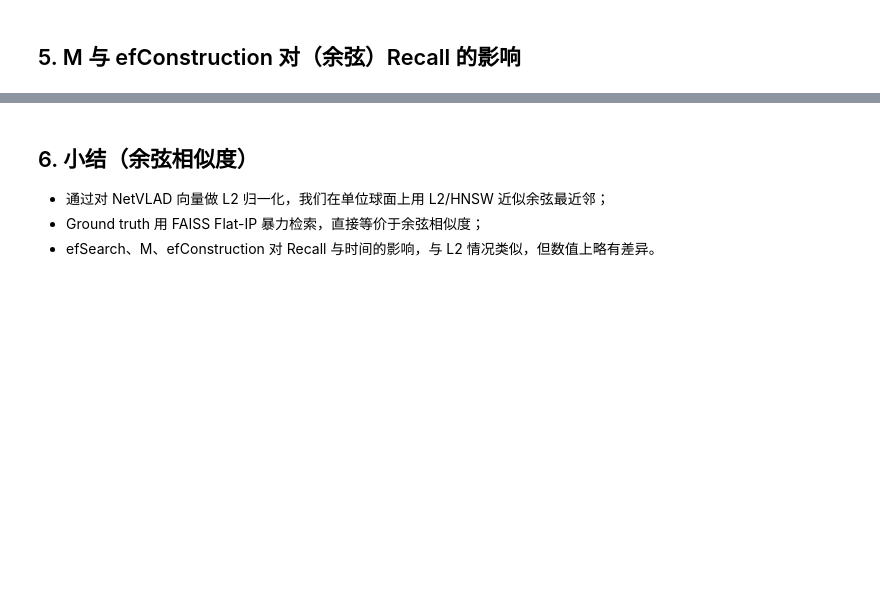
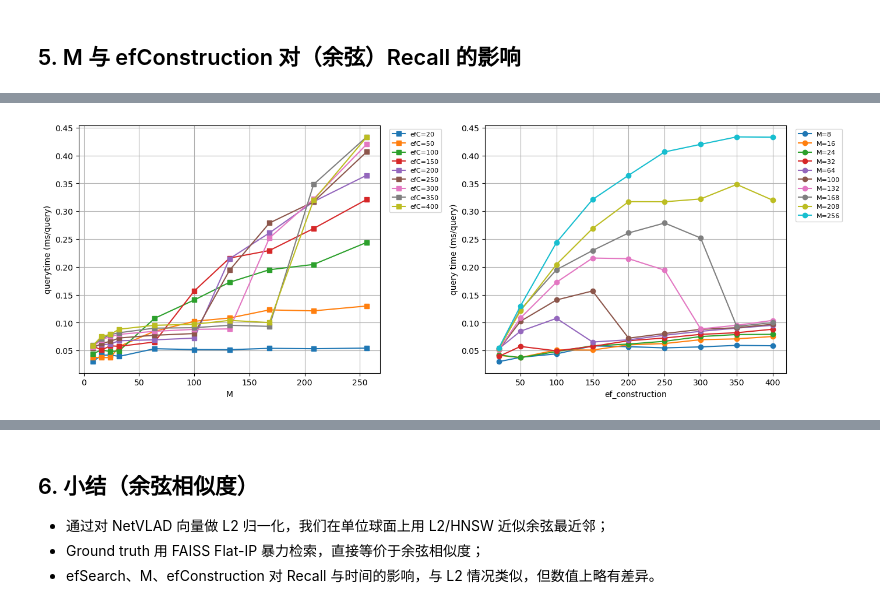
Before and after one commit to hemuyi2024/bishe2026, a Jupyter notebook: HNSW_NetVLAD_analysis_cosine.ipynb, the cells around one changed output, grey strips where cells are left out. Cells and saved outputs as stored; diff of their text form; code cells hidden in the pictures; blank space fills up the shorter version.

```diff
--- a/HNSW_NetVLAD_analysis_cosine.ipynb
+++ b/HNSW_NetVLAD_analysis_cosine.ipynb
@@ -307,0 +458,39 @@ plt.show()
+# %%
+# 图2 & 图3：查询时间曲线
+# 需先运行上方 M×efConstruction 网格搜索及热力图 cell，确保 time_grid 已构建
+# time_grid[i,j] 对应 M_values[i], ef_construction_values[j]
+recall_grid = np.zeros((len(M_values), len(ef_construction_values)))
+time_grid = np.zeros((len(M_values), len(ef_construction_values)))
+idx = 0
+for i, M in enumerate(M_values):
+    for j, ef_c in enumerate(ef_construction_values):
+        recall_grid[i, j] = results_M_efC[idx, 2]
+        time_grid[i, j] = results_M_efC[idx, 3]
+        idx += 1
+
+fig, (ax1, ax2) = plt.subplots(1, 2, figsize=(14, 5))
+
+# 图2：所有 ef_construction 下，M 从 16 增至 256 时查询时间曲线
+# X: M, Y: 查询时间(ms), 每条曲线一个 ef_construction
+for j, ef_c in enumerate(ef_construction_values):
+    ax1.plot(M_values, time_grid[:, j], marker="s", label=f"efC={ef_c}")
+ax1.set_xlabel("M")
+ax1.set_ylabel("querytime (ms/query)")
+# ax1.set_title("图2：M 从 16 增至 256 时查询时间（按 ef_construction 分组）")
+ax1.legend(bbox_to_anchor=(1.02, 1), loc="upper left", fontsize=8)
+ax1.grid(True)
+
+# 图3：所有 M 下，ef_construction 从 20 增至 400 时查询时间曲线
+# X: ef_construction, Y: 查询时间(ms), 每条曲线一个 M
+for i, M in enumerate(M_values):
+    ax2.plot(ef_construction_values, time_grid[i, :], marker="o", label=f"M={M}")
+ax2.set_xlabel("ef_construction")
+ax2.set_ylabel("query time (ms/query)")
+# ax2.set_title("图3：ef_construction 从 20 增至 400 时查询时间（按 M 分组）")
+ax2.legend(bbox_to_anchor=(1.02, 1), loc="upper left", fontsize=8)
+ax2.grid(True)
+
+plt.tight_layout()
+plt.show()
+# %% [output]
+[figure, added]
```
Also changed, not shown: parts of 23 cells of this notebook, 4 other files.
